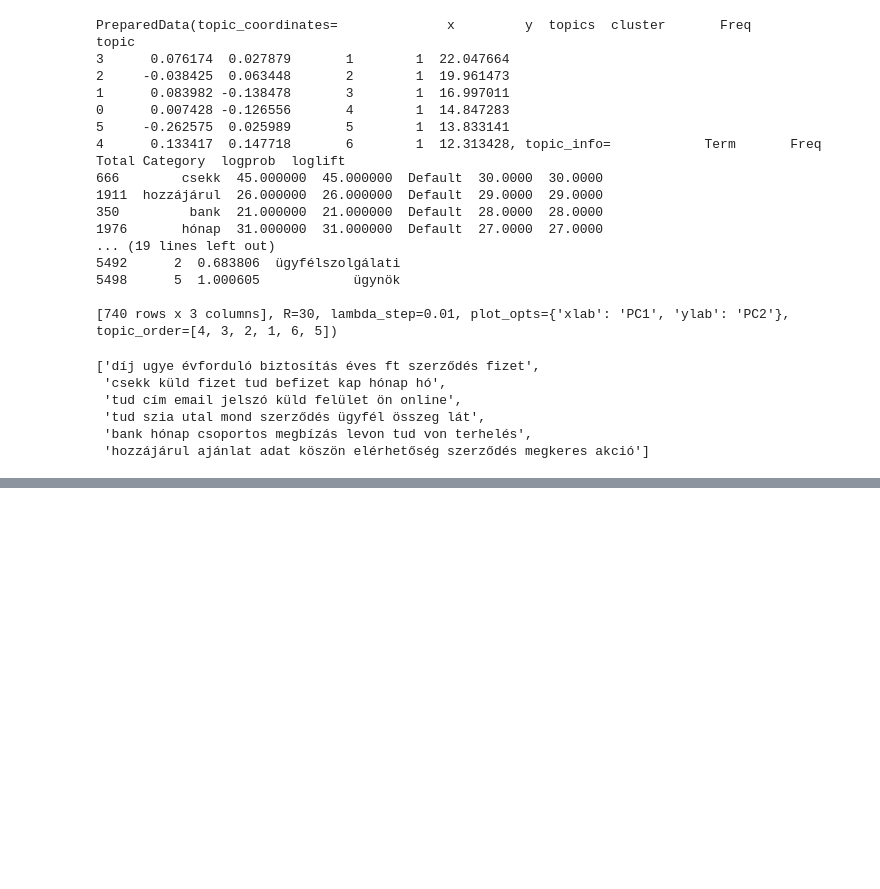
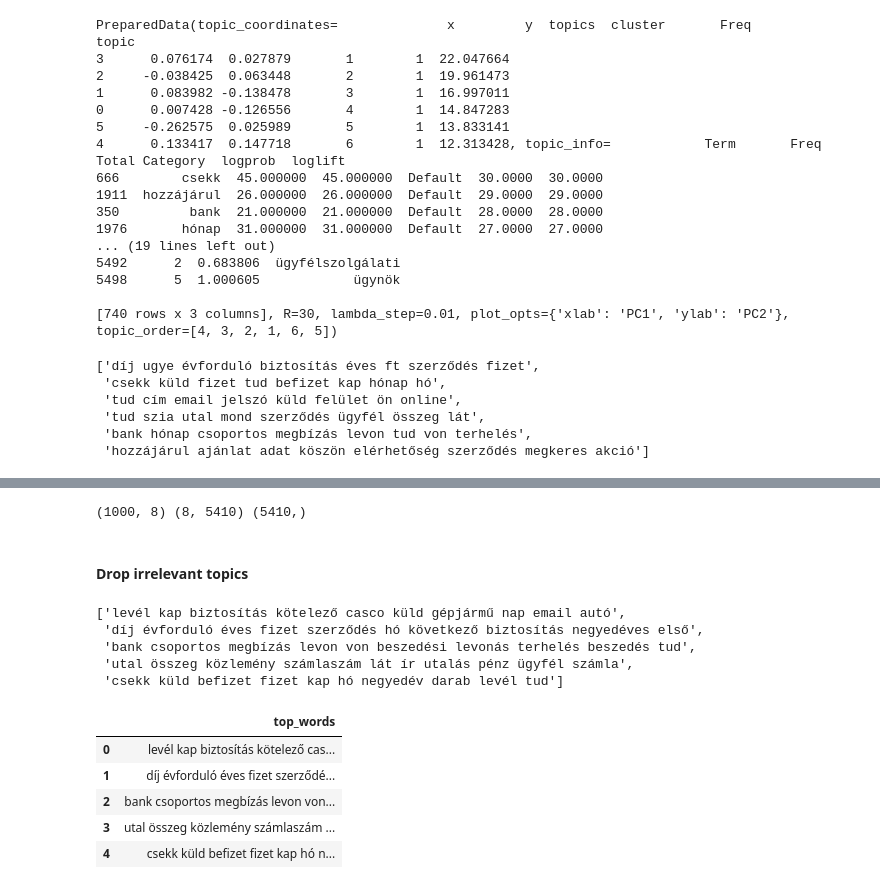
Before and after one commit to poorjanos/CCC-Topic-Modeling, a Jupyter notebook: notebooks/2.1-pj-nmf-1gram.ipynb, the cells around one changed output, grey strips where cells are left out. Cells and saved outputs as stored; diff of their text form; code cells hidden in the pictures; blank space fills up the shorter version.

```diff
--- a/notebooks/2.1-pj-nmf-1gram.ipynb
+++ b/notebooks/2.1-pj-nmf-1gram.ipynb
@@ -66,0 +121,25 @@ show_topics(H1)
+# %%
+print(W1.shape, H1.shape, vocab.shape)
+# %% [output]
+(1000, 8) (8, 5410) (5410,)
+# %% [markdown]
+#### Drop irrelevant topics
+# %%
+W1_clean = W1[:, [0,2,3,6,7]]
+H1_clean = H1[[0,2,3,6,7], :]
+show_topics(H1_clean, num_top_words = 10, vocab = vocab)
+# %% [output]
+['levél kap biztosítás kötelező casco küld gépjármű nap email autó',
+ 'díj évforduló éves fizet szerződés hó következő biztosítás negyedéves első',
+ 'bank csoportos megbízás levon von beszedési levonás terhelés beszedés tud',
+ 'utal összeg közlemény számlaszám lát ír utalás pénz ügyfél számla',
+ 'csekk küld befizet fizet kap hó negyedév darab levél tud']
+# %%
+pd.DataFrame(show_topics(H1_clean, num_top_words = 10, vocab = vocab), columns = ['top_words'])
+# %% [output]
+|  | top_words |
+| 0 | levél kap biztosítás kötelező cas... |
+| 1 | díj évforduló éves fizet szerződé... |
+| 2 | bank csoportos megbízás levon von... |
+| 3 | utal összeg közlemény számlaszám ... |
+| 4 | csekk küld befizet fizet kap hó n... |
```
Also changed, not shown: parts of 11 cells of this notebook, 1 other file.
